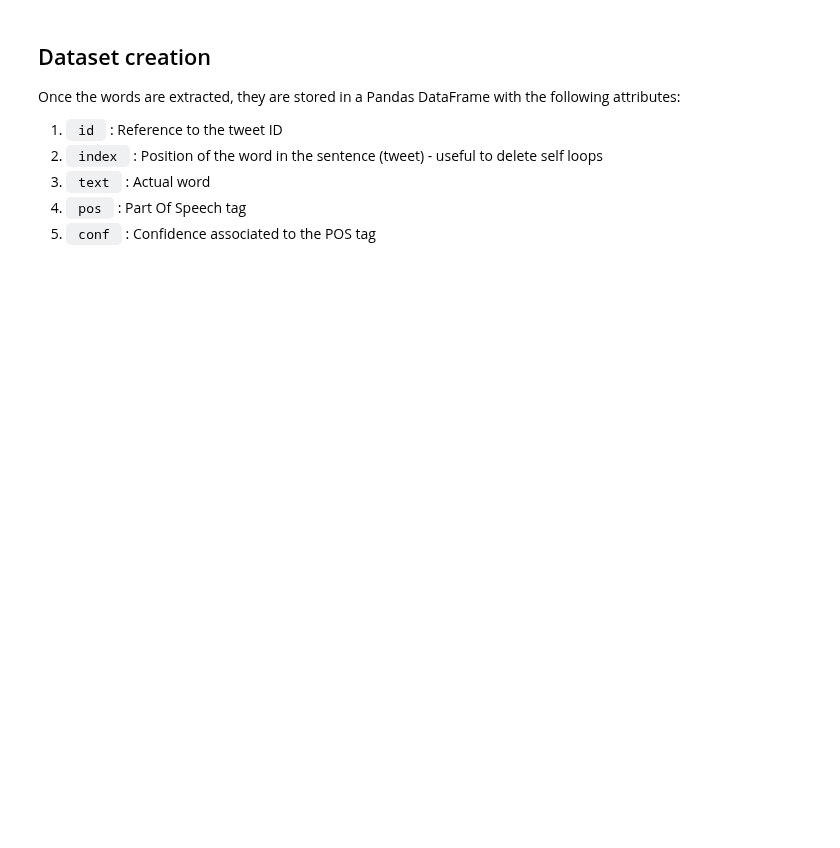
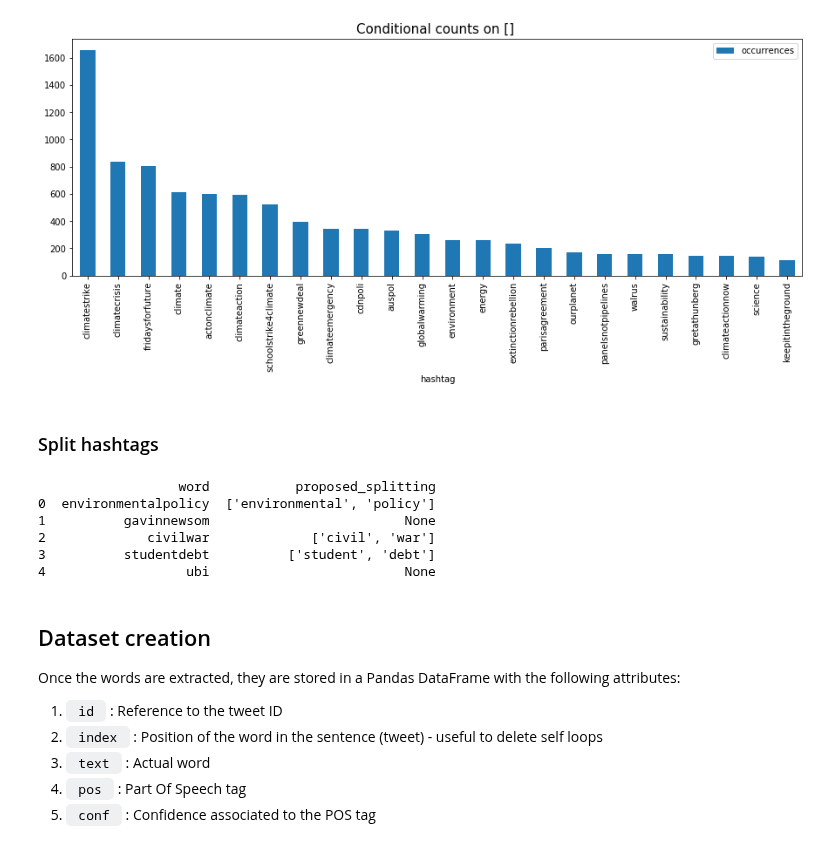
Before and after one commit to Mmiglio/ClimateAction, a Jupyter notebook: extract_words.ipynb, the cells around one changed output. Saved outputs shown, nothing was run; the diff lists cells and outputs as text; code cells hidden in the pictures; blank space fills up the shorter version.

```diff
--- a/extract_words.ipynb
+++ b/extract_words.ipynb
@@ -8,3 +37,18 @@ from modules.words import *
+# %%
+top_hash_post = filter_dataset(tweets[2019], words=[], n_max=25, n_min=1)
+# %% [output]
+[figure, added]
+# %% [markdown]
+### Split hashtags
+# %%
+splitter(top_hash_pre, top_hash_post, save = True)
+# %% [output]
+                  word           proposed_splitting
+0  environmentalpolicy  ['environmental', 'policy']
+1          gavinnewsom                         None
+2             civilwar             ['civil', 'war']
+3          studentdebt          ['student', 'debt']
+4                  ubi                         None
 # %% [markdown]
 ## Dataset creation
 
```
Also changed, not shown: parts of 9 cells of this notebook, 4 other files.
